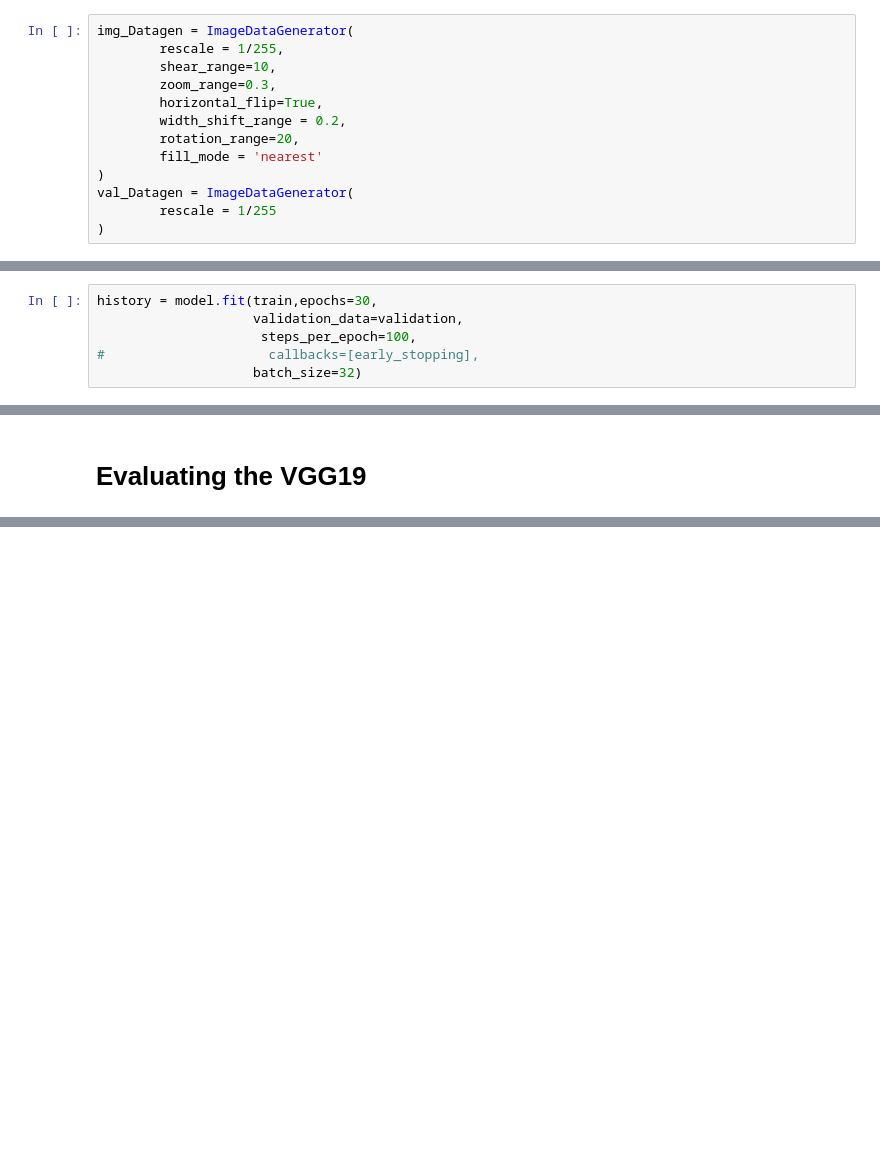
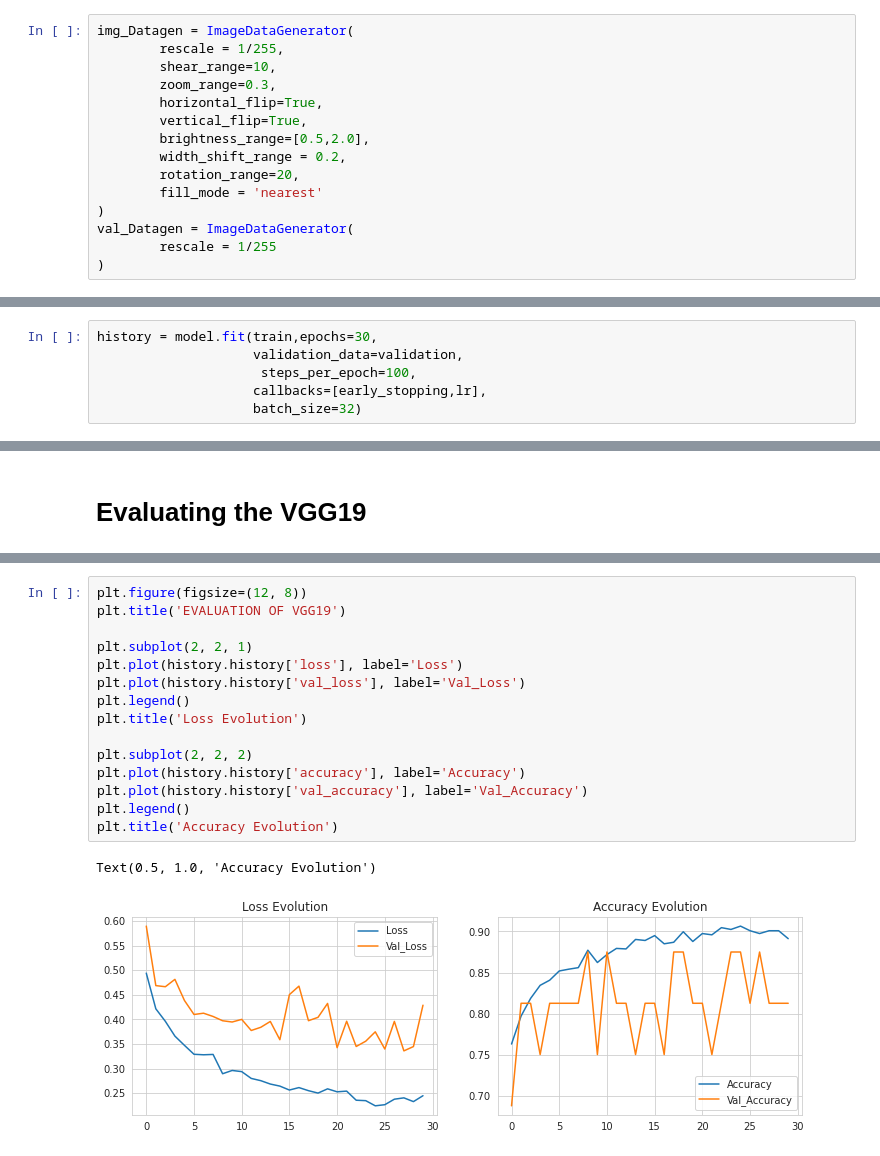
Before and after one commit to karan842/kaggle-notebooks, a Jupyter notebook: pneumonia-classification.ipynb, the cells around one changed output, grey strips where cells are left out. Saved outputs shown, nothing was run; the diff lists cells and outputs as text; blank space fills up the shorter version.

```diff
--- a/pneumonia-classification.ipynb
+++ b/pneumonia-classification.ipynb
@@ -136,6 +153,8 @@ img_Datagen = ImageDataGenerator(
         shear_range=10,
         zoom_range=0.3,
         horizontal_flip=True,
+        vertical_flip=True,
+        brightness_range=[0.5,2.0],
         width_shift_range = 0.2,
         rotation_range=20,
         fill_mode = 'nearest'
@@ -240,6 +260,6 @@ _________________________________________________________________
 history = model.fit(train,epochs=30,
                     validation_data=validation,
                      steps_per_epoch=100,
-#                     callbacks=[early_stopping],
+                    callbacks=[early_stopping,lr],
                     batch_size=32)
 # %% [output]
@@ -287,0 +308,18 @@ Test Accuracy:  0.8830128312110901
+# %%
+plt.figure(figsize=(12, 8))
+plt.title('EVALUATION OF VGG19')
+
+plt.subplot(2, 2, 1)
+plt.plot(history.history['loss'], label='Loss')
+plt.plot(history.history['val_loss'], label='Val_Loss')
+plt.legend()
+plt.title('Loss Evolution')
+
+plt.subplot(2, 2, 2)
+plt.plot(history.history['accuracy'], label='Accuracy')
+plt.plot(history.history['val_accuracy'], label='Val_Accuracy')
+plt.legend()
+plt.title('Accuracy Evolution')
+# %% [output]
+Text(0.5, 1.0, 'Accuracy Evolution')
+[figure, added]
```
Also changed, not shown: parts of 42 cells of this notebook.
